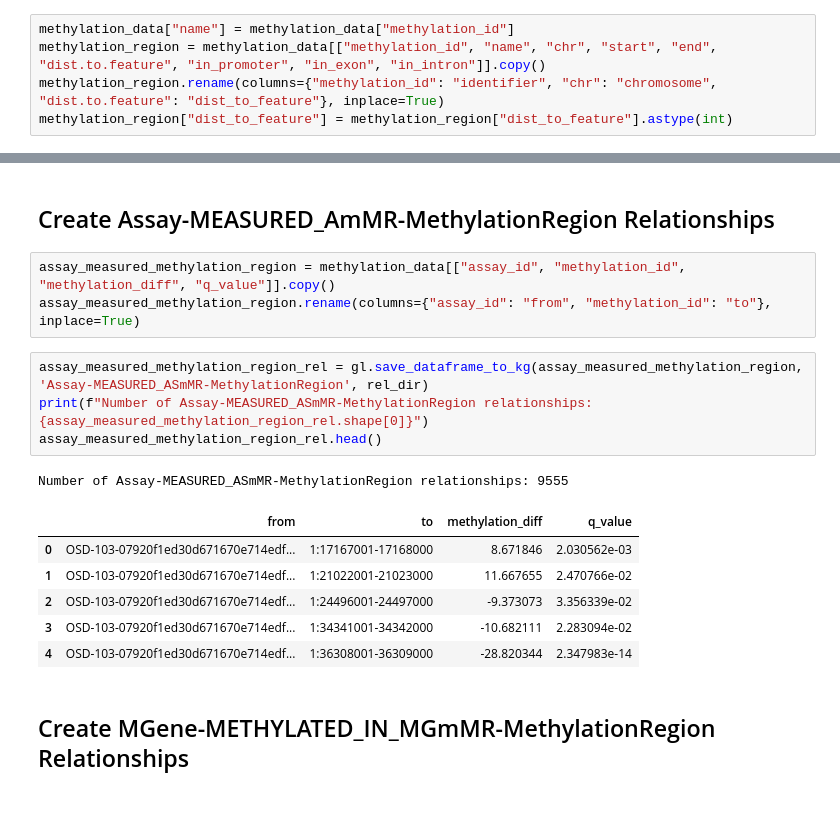
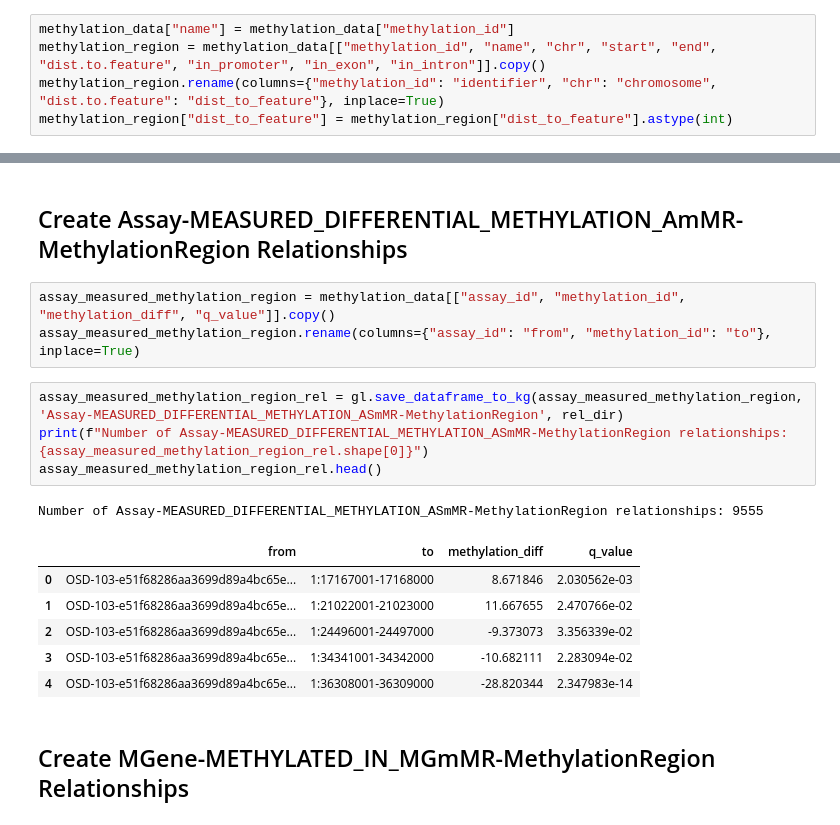
Before and after one commit to asaravia-butler/spoke_genelab, a Jupyter notebook: notebooks/4_create_assay_nodes.ipynb, the cells around one changed output, grey strips where cells are left out. Drawn from its saved outputs; the diff is of its cells as text.

```diff
--- a/notebooks/4_create_assay_nodes.ipynb
+++ b/notebooks/4_create_assay_nodes.ipynb
@@ -272,22 +273,22 @@ Number of MethylationRegion nodes: 5663
 | 3 | 1:34341001-34342000 | 1:34341001-34342000 | 1 | 34341001 | 34342000 | 7476 | false | true | true |
 | 4 | 1:36308001-36309000 | 1:36308001-36309000 | 1 | 36308001 | 36309000 | 3517 | false | true | true |
 # %% [markdown]
-## Create Assay-MEASURED_AmMR-MethylationRegion Relationships
+## Create Assay-MEASURED_DIFFERENTIAL_METHYLATION_AmMR-MethylationRegion Relationships
 # %%
 assay_measured_methylation_region = methylation_data[["assay_id", "methylation_id", "methylation_diff", "q_value"]].copy()
 assay_measured_methylation_region.rename(columns={"assay_id": "from", "methylation_id": "to"}, inplace=True)
 # %%
-assay_measured_methylation_region_rel = gl.save_dataframe_to_kg(assay_measured_methylation_region, 'Assay-MEASURED_ASmMR-MethylationRegion', rel_dir)
-print(f"Number of Assay-MEASURED_ASmMR-MethylationRegion relationships: {assay_measured_methylation_region_rel.shape[0]}")
+assay_measured_methylation_region_rel = gl.save_dataframe_to_kg(assay_measured_methylation_region, 'Assay-MEASURED_DIFFERENTIAL_METHYLATION_ASmMR-MethylationRegion', rel_dir)
+print(f"Number of Assay-MEASURED_DIFFERENTIAL_METHYLATION_ASmMR-MethylationRegion relationships: {assay_measured_methylation_region_rel.shape[0]}")
 assay_measured_methylation_region_rel.head()
 # %% [output]
-Number of Assay-MEASURED_ASmMR-MethylationRegion relationships: 9555
+Number of Assay-MEASURED_DIFFERENTIAL_METHYLATION_ASmMR-MethylationRegion relationships: 9555
 |  | from | to | methylation_diff | q_value |
-| 0 | OSD-103-07920f1ed30d671670e714edf... | 1:17167001-17168000 | 8.671846 | 2.030562e-03 |
-| 1 | OSD-103-07920f1ed30d671670e714edf... | 1:21022001-21023000 | 11.667655 | 2.470766e-02 |
-| 2 | OSD-103-07920f1ed30d671670e714edf... | 1:24496001-24497000 | -9.373073 | 3.356339e-02 |
-| 3 | OSD-103-07920f1ed30d671670e714edf... | 1:34341001-34342000 | -10.682111 | 2.283094e-02 |
-| 4 | OSD-103-07920f1ed30d671670e714edf... | 1:36308001-36309000 | -28.820344 | 2.347983e-14 |
+| 0 | OSD-103-e51f68286aa3699d89a4bc65e... | 1:17167001-17168000 | 8.671846 | 2.030562e-03 |
+| 1 | OSD-103-e51f68286aa3699d89a4bc65e... | 1:21022001-21023000 | 11.667655 | 2.470766e-02 |
+| 2 | OSD-103-e51f68286aa3699d89a4bc65e... | 1:24496001-24497000 | -9.373073 | 3.356339e-02 |
+| 3 | OSD-103-e51f68286aa3699d89a4bc65e... | 1:34341001-34342000 | -10.682111 | 2.283094e-02 |
+| 4 | OSD-103-e51f68286aa3699d89a4bc65e... | 1:36308001-36309000 | -28.820344 | 2.347983e-14 |
 # %% [markdown]
 ## Create MGene-METHYLATED_IN_MGmMR-MethylationRegion Relationships
 # %%
```
Also changed, not shown: parts of 6 cells of this notebook, 6 other files.
